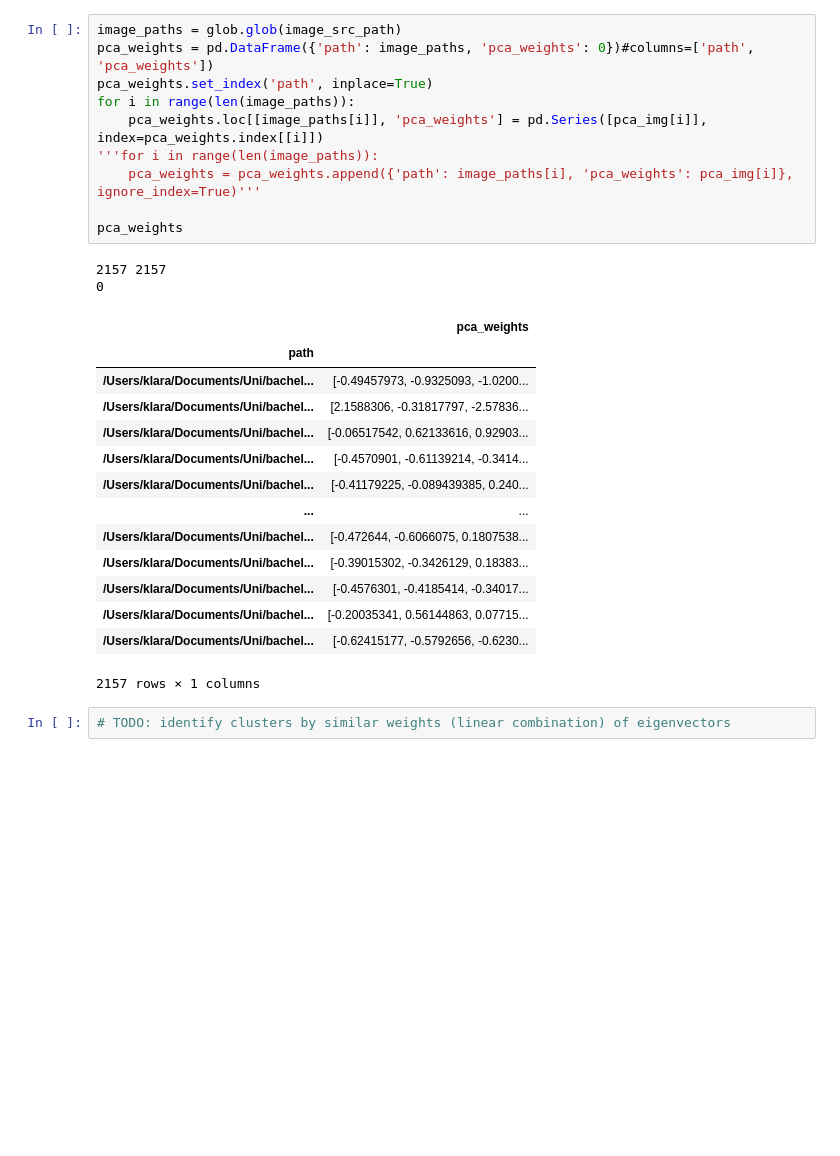
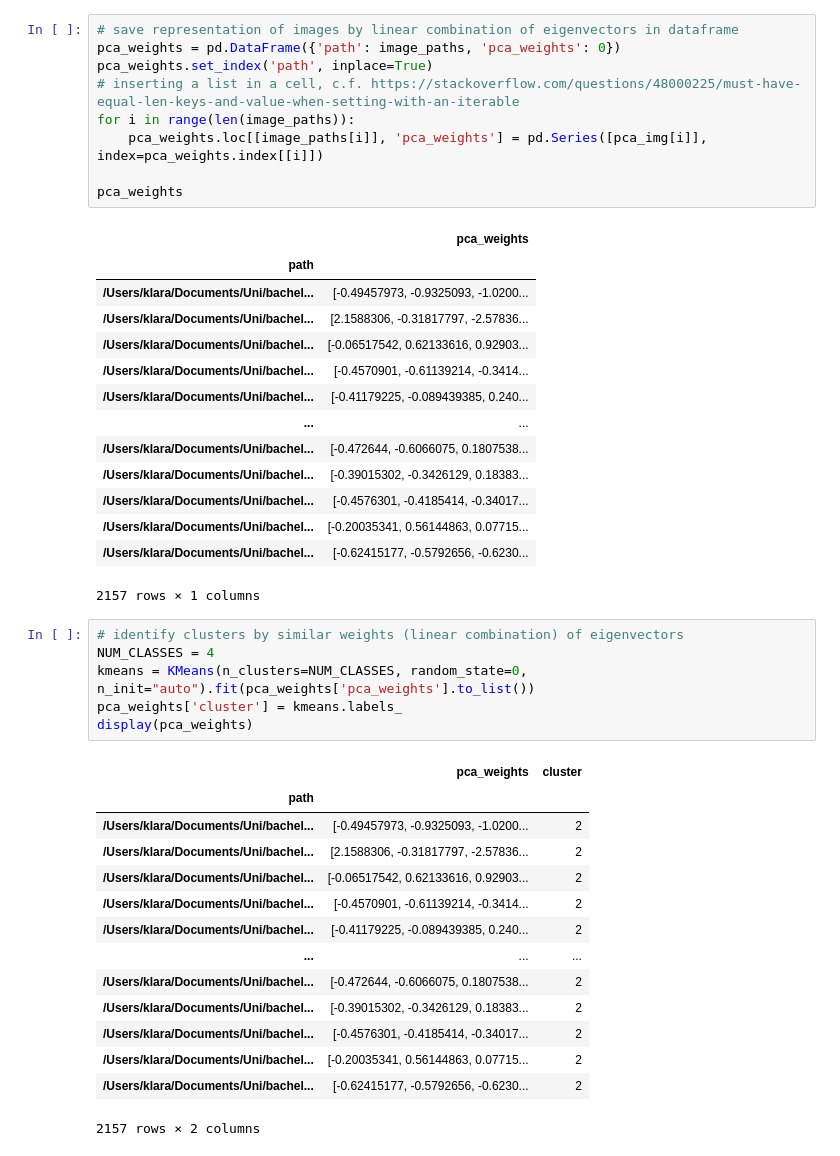
Before and after one commit to KlaraGtknst/topic-analysis-text-data, a Jupyter notebook: image_clustering.ipynb, the cells around one changed output. Saved outputs shown, nothing was run; the diff lists cells and outputs as text; blank space fills up the shorter version.

```diff
--- a/image_clustering.ipynb
+++ b/image_clustering.ipynb
@@ -76,5 +80,6 @@ for img in pca.components_[:2]:
 # %%
-image_paths = glob.glob(image_src_path)
-pca_weights = pd.DataFrame({'path': image_paths, 'pca_weights': 0})#columns=['path', 'pca_weights'])
+# save representation of images by linear combination of eigenvectors in dataframe
+pca_weights = pd.DataFrame({'path': image_paths, 'pca_weights': 0})
 pca_weights.set_index('path', inplace=True)
+# inserting a list in a cell, c.f. https://stackoverflow.com/questions/48000225/must-have-equal-len-keys-and-value-when-setting-with-an-iterable
 for i in range(len(image_paths)):
@@ -82,23 +87,38 @@ for i in range(len(image_paths)):
-'''for i in range(len(image_paths)):
-    pca_weights = pca_weights.append({'path': image_paths[i], 'pca_weights': pca_img[i]}, ignore_index=True)'''
 
 pca_weights
 # %% [output]
+|  | pca_weights |
+| path |  |
+| /Users/klara/Documents/Uni/bachel... | [-0.49457973, -0.9325093, -1.0200... |
+| /Users/klara/Documents/Uni/bachel... | [2.1588306, -0.31817797, -2.57836... |
+| /Users/klara/Documents/Uni/bachel... | [-0.06517542, 0.62133616, 0.92903... |
+| /Users/klara/Documents/Uni/bachel... | [-0.4570901, -0.61139214, -0.3414... |
+| /Users/klara/Documents/Uni/bachel... | [-0.41179225, -0.089439385, 0.240... |
+| ... | ... |
+| /Users/klara/Documents/Uni/bachel... | [-0.472644, -0.6066075, 0.1807538... |
+| /Users/klara/Documents/Uni/bachel... | [-0.39015302, -0.3426129, 0.18383... |
+| /Users/klara/Documents/Uni/bachel... | [-0.4576301, -0.4185414, -0.34017... |
+| /Users/klara/Documents/Uni/bachel... | [-0.20035341, 0.56144863, 0.07715... |
+| /Users/klara/Documents/Uni/bachel... | [-0.62415177, -0.5792656, -0.6230... |
-2157 2157
-0
+2157 rows × 1 columns
-|  | pca_weights |
-| path |  |
-| /Users/klara/Documents/Uni/bachel... | [-0.49457973, -0.9325093, -1.0200... |
-| /Users/klara/Documents/Uni/bachel... | [2.1588306, -0.31817797, -2.57836... |
-| /Users/klara/Documents/Uni/bachel... | [-0.06517542, 0.62133616, 0.92903... |
-| /Users/klara/Documents/Uni/bachel... | [-0.4570901, -0.61139214, -0.3414... |
-| /Users/klara/Documents/Uni/bachel... | [-0.41179225, -0.089439385, 0.240... |
-| ... | ... |
-| /Users/klara/Documents/Uni/bachel... | [-0.472644, -0.6066075, 0.1807538... |
-| /Users/klara/Documents/Uni/bachel... | [-0.39015302, -0.3426129, 0.18383... |
-| /Users/klara/Documents/Uni/bachel... | [-0.4576301, -0.4185414, -0.34017... |
-| /Users/klara/Documents/Uni/bachel... | [-0.20035341, 0.56144863, 0.07715... |
-| /Users/klara/Documents/Uni/bachel... | [-0.62415177, -0.5792656, -0.6230... |
-2157 rows × 1 columns
 # %%
-# TODO: identify clusters by similar weights (linear combination) of eigenvectors
+# identify clusters by similar weights (linear combination) of eigenvectors
+NUM_CLASSES = 4
+kmeans = KMeans(n_clusters=NUM_CLASSES, random_state=0, n_init="auto").fit(pca_weights['pca_weights'].to_list())
+pca_weights['cluster'] = kmeans.labels_
+display(pca_weights)
+# %% [output]
+|  | pca_weights | cluster |
+| path |  |  |
+| /Users/klara/Documents/Uni/bachel... | [-0.49457973, -0.9325093, -1.0200... | 2 |
+| /Users/klara/Documents/Uni/bachel... | [2.1588306, -0.31817797, -2.57836... | 2 |
+| /Users/klara/Documents/Uni/bachel... | [-0.06517542, 0.62133616, 0.92903... | 2 |
+| /Users/klara/Documents/Uni/bachel... | [-0.4570901, -0.61139214, -0.3414... | 2 |
+| /Users/klara/Documents/Uni/bachel... | [-0.41179225, -0.089439385, 0.240... | 2 |
+| ... | ... | ... |
+| /Users/klara/Documents/Uni/bachel... | [-0.472644, -0.6066075, 0.1807538... | 2 |
+| /Users/klara/Documents/Uni/bachel... | [-0.39015302, -0.3426129, 0.18383... | 2 |
+| /Users/klara/Documents/Uni/bachel... | [-0.4576301, -0.4185414, -0.34017... | 2 |
+| /Users/klara/Documents/Uni/bachel... | [-0.20035341, 0.56144863, 0.07715... | 2 |
+| /Users/klara/Documents/Uni/bachel... | [-0.62415177, -0.5792656, -0.6230... | 2 |
+2157 rows × 2 columns
```
Also changed, not shown: parts of 9 cells of this notebook.
